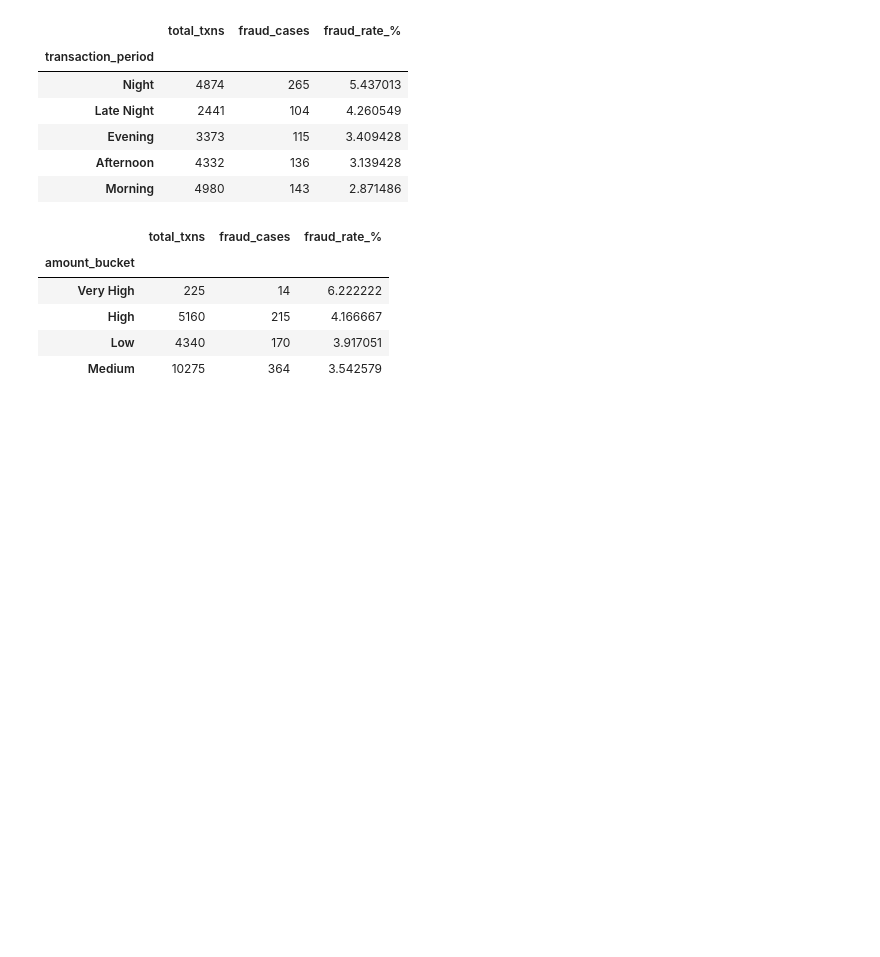
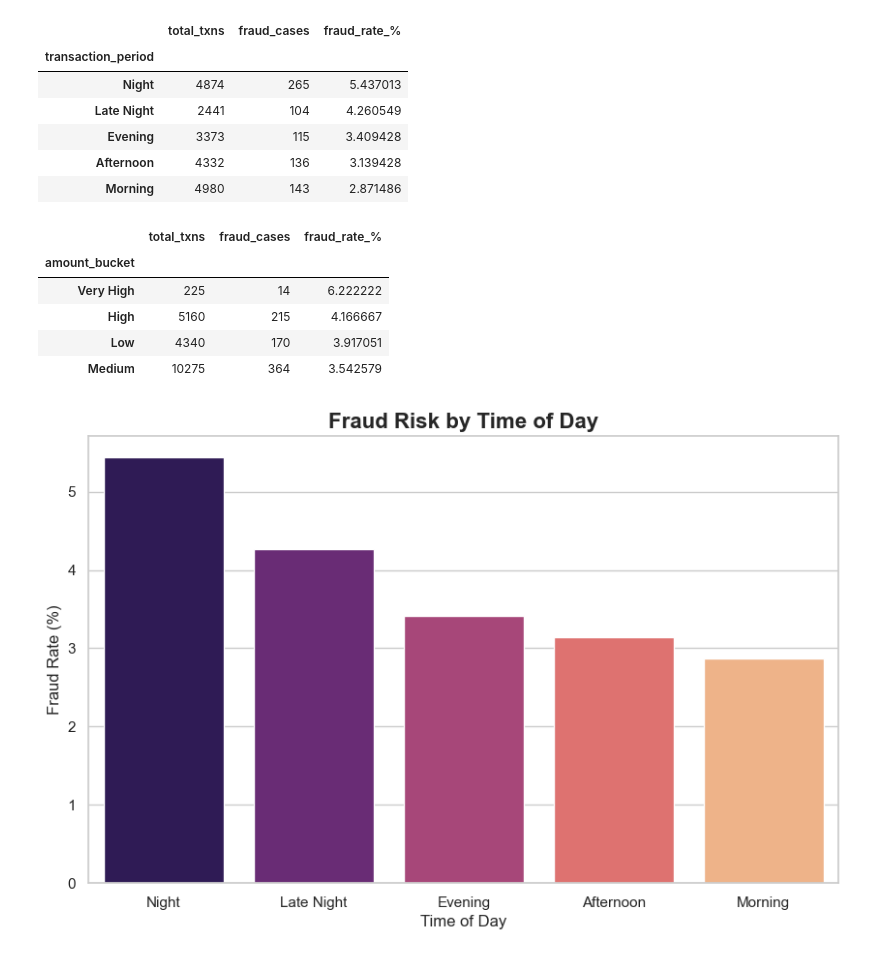
Before and after one commit to Angadthakur/upi-transaction-analyzer, a Jupyter notebook: notebooks/analysis.ipynb, the cells around one changed output. Cells and saved outputs as stored; diff of their text form; code cells hidden in the pictures; blank space fills up the shorter version.

Commit message:
Complete Phase 8: Add Matplotlib/Seaborn visualization and export logic

```diff
--- a/notebooks/analysis.ipynb
+++ b/notebooks/analysis.ipynb
@@ -601,3 +601,29 @@ app_summary.to_csv('../outputs/payment_app_summary.csv', index=True)
 time_fraud.to_csv('../outputs/time_fraud_analysis.csv', index=True)
 amount_fraud.to_csv('../outputs/amount_fraud_analysis.csv', index=True)
 kyc_fraud.to_csv('../outputs/kyc_fraud_analysis.csv', index=True)
+# %%
+import matplotlib.pyplot as plt
+import seaborn as sns
+
+sns.set_theme(style="whitegrid")
+plt.rcParams['figure.figsize'] = (10,6)
+# %%
+time_data = df_clean.groupby('transaction_period').agg(
+    total_txns=('transaction_id', 'count'),
+    fraud_cases=('is_fraud', 'sum')
+)
+time_data['fraud_rate'] = (time_data['fraud_cases'] / time_data['total_txns']) * 100
+time_data = time_data.reset_index().sort_values('fraud_rate', ascending=False)
+
+plt.figure(figsize=(10, 6))
+
+sns.barplot(x='transaction_period', y='fraud_rate', data=time_data,hue='transaction_period', palette='magma',legend=False)
+
+plt.title('Fraud Risk by Time of Day', fontsize=16, fontweight='bold')
+plt.xlabel('Time of Day', fontsize=12)
+plt.ylabel('Fraud Rate (%)', fontsize=12)
+
+plt.savefig('../charts/fraud_by_time.png', bbox_inches='tight')
+plt.show()
+# %% [output]
+[figure, added]
```
Also changed, not shown: parts of 2 cells of this notebook.
